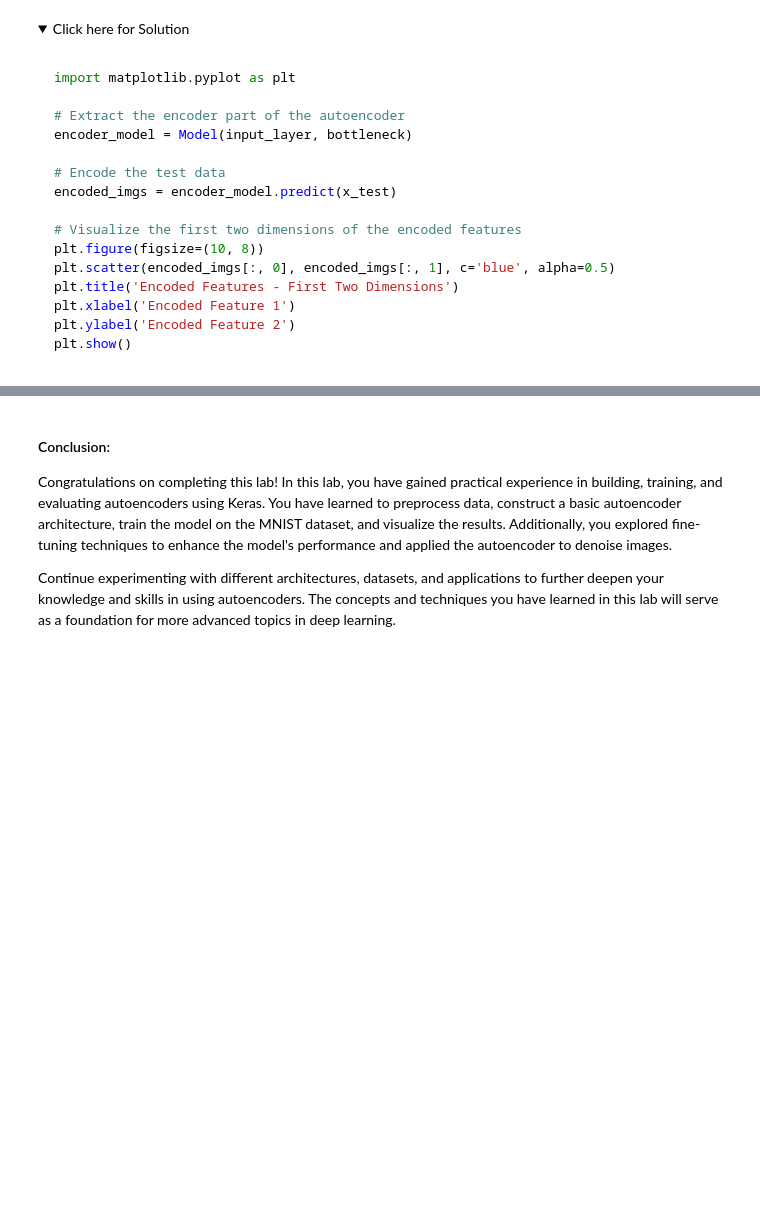
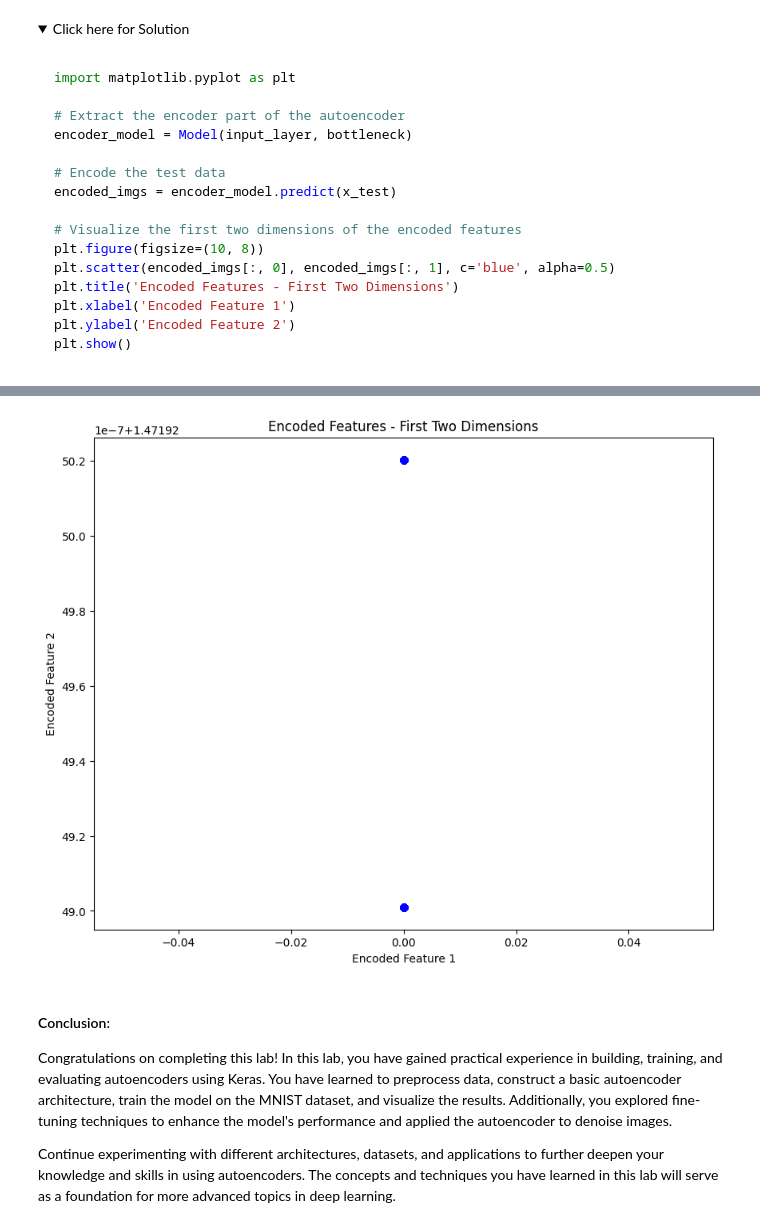
Before and after one commit to carjes232/python-ibm-ml, a Jupyter notebook: dpkerasandtf/M04L01-Lab-Building Autoencoders-v1.ipynb, the cells around one changed output, grey strips where cells are left out. Cells and saved outputs as stored; diff of their text form; code cells hidden in the pictures; folded sections open; blank space fills up the shorter version.

````diff
--- a/dpkerasandtf/M04L01-Lab-Building Autoencoders-v1.ipynb
+++ b/dpkerasandtf/M04L01-Lab-Building Autoencoders-v1.ipynb
@@ -794,3 +887,20 @@ plt.show()
 ```
 
 </details>
+# %%
+import matplotlib.pyplot as plt
+
+# Extract the encoder part of the autoencoder
+encoder_model = Model(input_layer, bottleneck)
+
+# Encode the test data
+encoded_imgs = encoder_model.predict(x_test)
+
+# Visualize the first two dimensions of the encoded features
+plt.figure(figsize=(10, 8))
+plt.scatter(encoded_imgs[:, 0], encoded_imgs[:, 1], c='blue', alpha=0.5)
+plt.title('Encoded Features - First Two Dimensions')
+plt.xlabel('Encoded Feature 1')
+plt.ylabel('Encoded Feature 2')
+plt.show()
+# %% [output]
@@ -797,3 +908,4 @@ plt.show()
+[figure, added]
 # %% [markdown]
 #### Conclusion:
 
````
Also changed, not shown: parts of 6 cells of this notebook, 1 other file.
